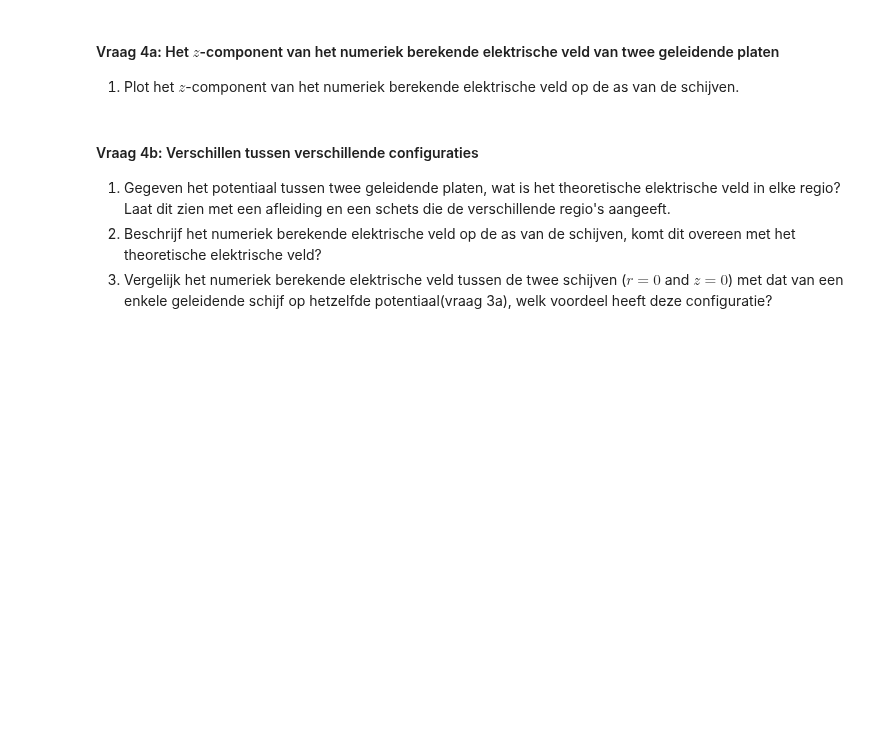
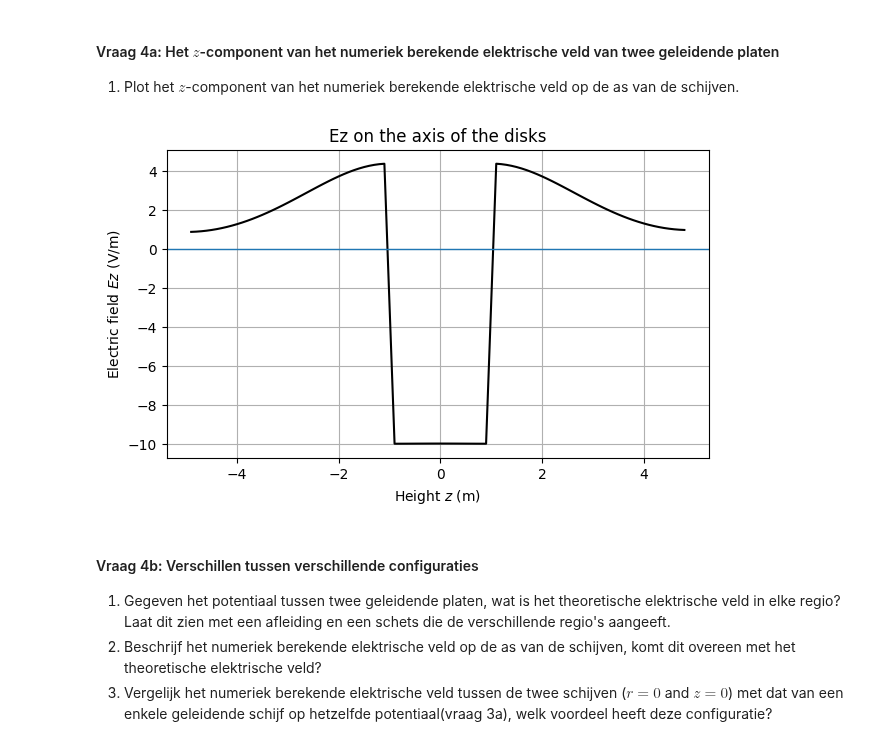
Before and after one commit to SebasvandenAkker/opdrachten-DEF-D, a Jupyter notebook: DigitaleOntwerpopdrachten/1CondensatorOpdracht/CondensatorOntwerpopdracht.ipynb, the cells around one changed output. Drawn from its saved outputs; the diff is of its cells as text; code cells hidden in the pictures; blank space fills up the shorter version.

```diff
--- a/DigitaleOntwerpopdrachten/1CondensatorOpdracht/CondensatorOntwerpopdracht.ipynb
+++ b/DigitaleOntwerpopdrachten/1CondensatorOpdracht/CondensatorOntwerpopdracht.ipynb
@@ -573,9 +573,17 @@ plot_results_disk(Ez, Er, normE, V, r, z, grid_step, disk_radius, z_pos_disk1, z
 
 1. Plot het $z$-component van het numeriek berekende elektrische veld op de as van de schijven.
 # %%
-###
-###your code here###
-###
+Ez_axis = Ez[:, 0]
+plt.figure(figsize=(7,4))
+plt.plot(z_for_E, Ez_axis, 'k-', markersize=4)
+plt.axhline(0, linewidth=1)
+plt.xlabel("Height $z$ (m)")
+plt.ylabel("Electric field $Ez$ (V/m)")
+plt.title("Ez on the axis of the disks")
+plt.grid(True)
+plt.show()
+# %% [output]
+[figure, added]
 # %% [markdown]
 #### Vraag 4b: Verschillen tussen verschillende configuraties
 
```
Also changed, not shown: parts of 19 cells of this notebook, 2 other files.
